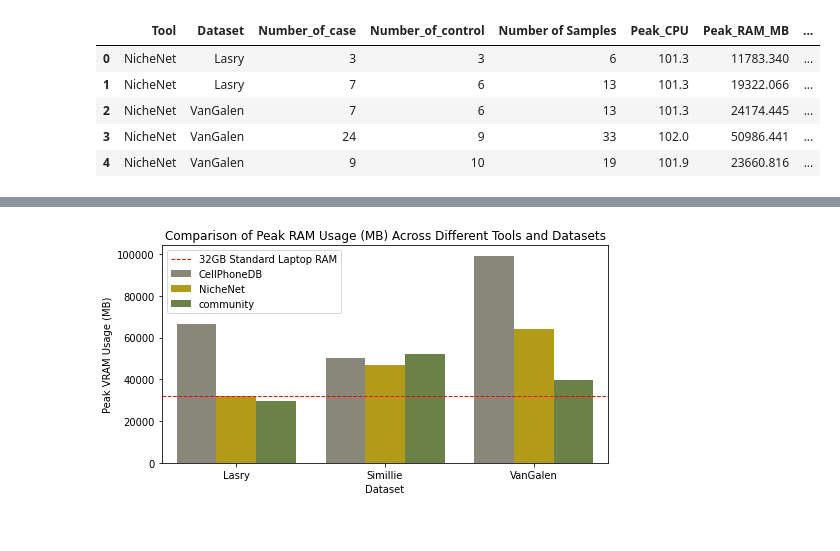
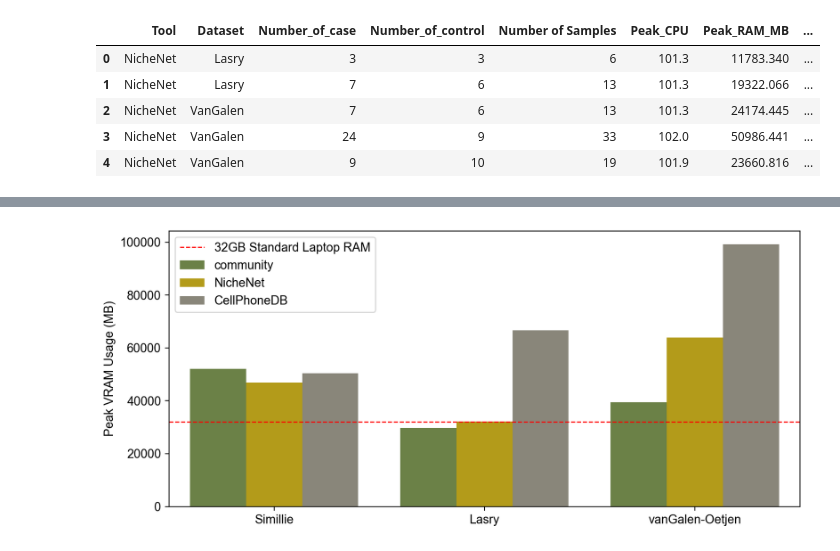
Before and after one commit to colomemaria/community-paper, a Jupyter notebook: src/resource_usage/plot_resource_usage.ipynb, the cells around one changed output, grey strips where cells are left out. Cells and saved outputs as stored; diff of their text form; code cells hidden in the pictures.

```diff
--- a/src/resource_usage/plot_resource_usage.ipynb
+++ b/src/resource_usage/plot_resource_usage.ipynb
@@ -269,3 +297,8 @@ df_highest_samples_tool_dataset
 | 21 | community | Lasry | 7 | 6 | 13 | 101.3 | 14752.027 | ... |
 | 29 | community | Simillie | 17 | 11 | 28 | 101.3 | 41145.680 | ... |
 | 23 | community | VanGalen | 24 | 9 | 33 | 101.3 | 21335.098 | ... |
+# %%
+# Set font and font size
+plt.rcParams['font.family'] = 'Arial'
+# plt.rcParams['font.family'] = 'sans-serif'
+plt.rcParams['font.size'] = 11
@@ -272,15 +318,23 @@ df_highest_samples_tool_dataset
+# %%
+df_highest_samples_tool_dataset.replace({'Dataset':{'Lasry':"Lasry",
+                                                    'Simillie':"Simillie",
+                                                    'VanGalen':"vanGalen-Oetjen"}}, inplace = True)
+# %%
+custom_order = ['community', 'NicheNet', 'CellPhoneDB']
+# %%
+custom_dataset_order = ['Simillie', 'Lasry', 'vanGalen-Oetjen']
 # %%
-plt.figure(figsize=(8, 4))
-sns.barplot(x='Dataset', y='Peak_VRAM_MB', hue='Tool', palette=palette, data=df_highest_samples_tool_dataset)
+plt.figure(figsize=(9, 4), dpi=200)
+sns.barplot(x='Dataset', y='Peak_VRAM_MB', hue='Tool', hue_order=custom_order, order=custom_dataset_order, palette=palette, data=df_highest_samples_tool_dataset)
 plt.axhline(32000, color='r', linestyle='--', linewidth=1, label='32GB Standard Laptop RAM')
 # Add custom legend
 plt.legend()
 
-plt.title('Comparison of Peak RAM Usage (MB) Across Different Tools and Datasets')
+plt.xlabel('')
 plt.ylabel('Peak VRAM Usage (MB)')
-plt.xlabel('Dataset')
+plt.tight_layout()
 plt.show()
 # %% [output]
-[figure, old version]
+[figure, new version]
 # %%
 peak_values.to_csv("peak_values_table.csv")
```
Also changed, not shown: parts of 9 cells of this notebook, 1 other file.
